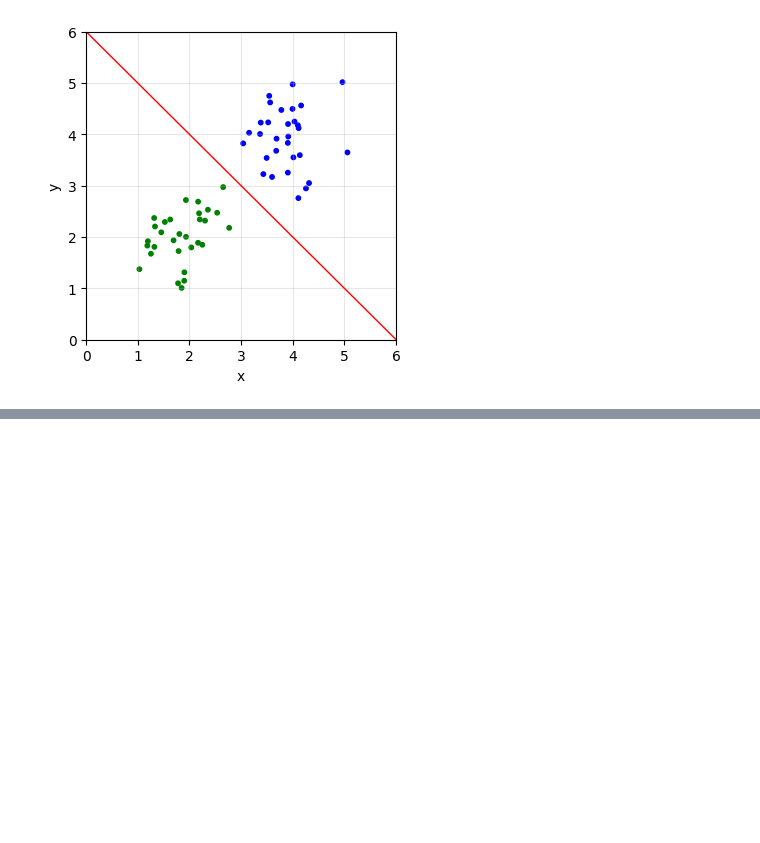
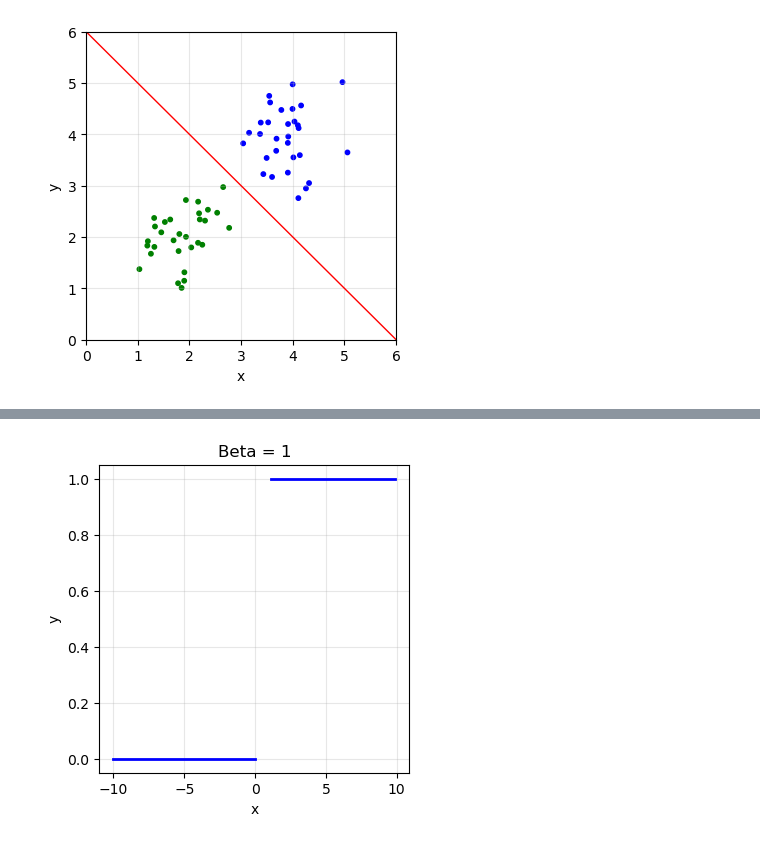
Before and after one commit to eulergomees/neural_networks, a Jupyter notebook: neuronio_simples.ipynb, the cells around one changed output, grey strips where cells are left out. Drawn from its saved outputs; the diff is of its cells as text; code cells hidden in the pictures; blank space fills up the shorter version.

```diff
--- a/neuronio_simples.ipynb
+++ b/neuronio_simples.ipynb
@@ -93,0 +141,13 @@ plt.show()
+# %%
+#funcao degrau
+def degrau(x):
+    if x >= 1:
+        return 1
+    elif x <= 0:
+        return 0
+    return None
+
+y_val = [degrau(x_val) for x_val in x_val]
+plota_grafico(x_val,y_val,'Beta = ' +str(beta))
+# %% [output]
+[figure, added]
```
Also changed, not shown: parts of 9 cells of this notebook.
